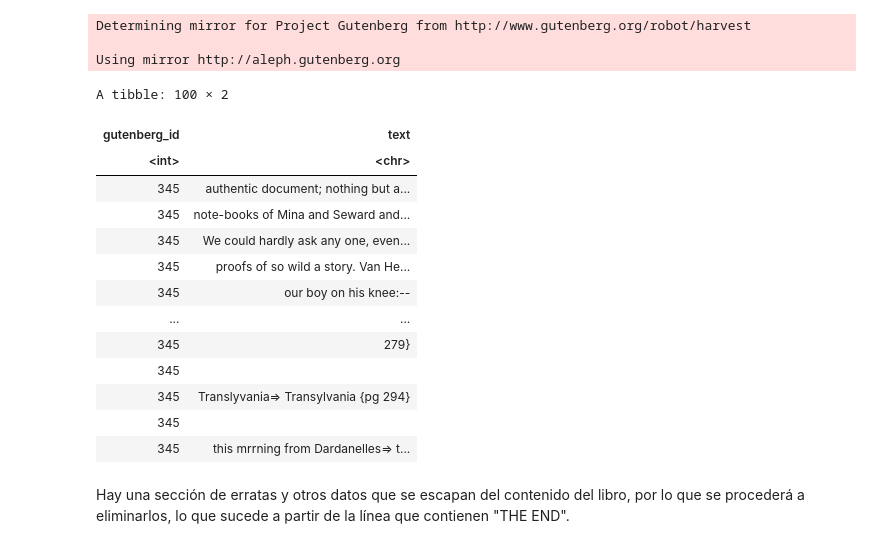
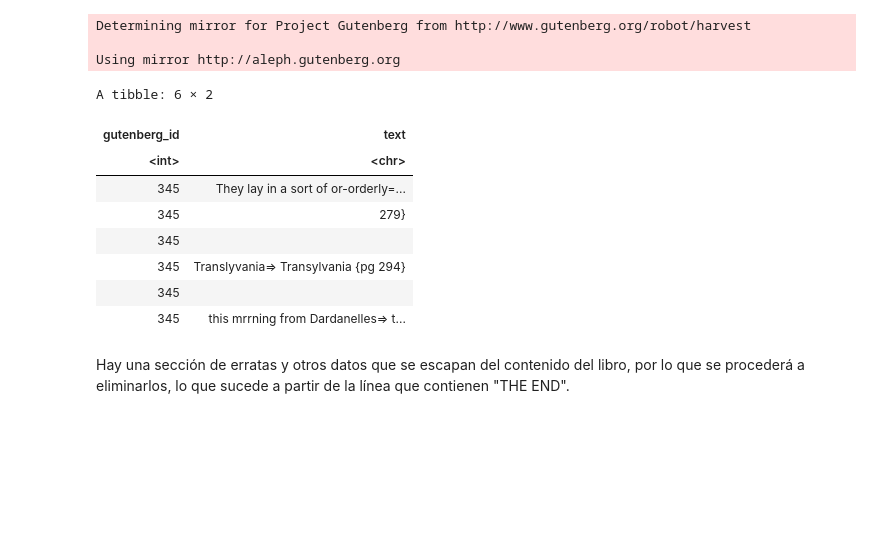
Before and after one commit to albertobenavides/probabilidad, a Jupyter notebook: tema3/tarea.ipynb, the cells around one changed output. Cells and saved outputs as stored; diff of their text form; code cells hidden in the pictures; blank space fills up the shorter version.

```diff
--- a/tema3/tarea.ipynb
+++ b/tema3/tarea.ipynb
@@ -42,17 +26,12 @@ Determining mirror for Project Gutenberg from http://www.gutenberg.org/robot/har
 
 Using mirror http://aleph.gutenberg.org
 # %%
-tail(dra, 100)
+tail(dra)
 # %% [output]
-A tibble: 100 × 2
+A tibble: 6 × 2
 | gutenberg_id | text |
 | <int> | <chr> |
-| 345 | authentic document; nothing but a... |
-| 345 | note-books of Mina and Seward and... |
-| 345 | We could hardly ask any one, even... |
-| 345 | proofs of so wild a story. Van He... |
-| 345 | our boy on his knee:-- |
-| ... | ... |
+| 345 | They lay in a sort of or-orderly=... |
 | 345 | 279} |
 | 345 |  |
 | 345 | Translyvania=> Transylvania {pg 294} |
```
Also changed, not shown: parts of 6 cells of this notebook, 9 other files.
